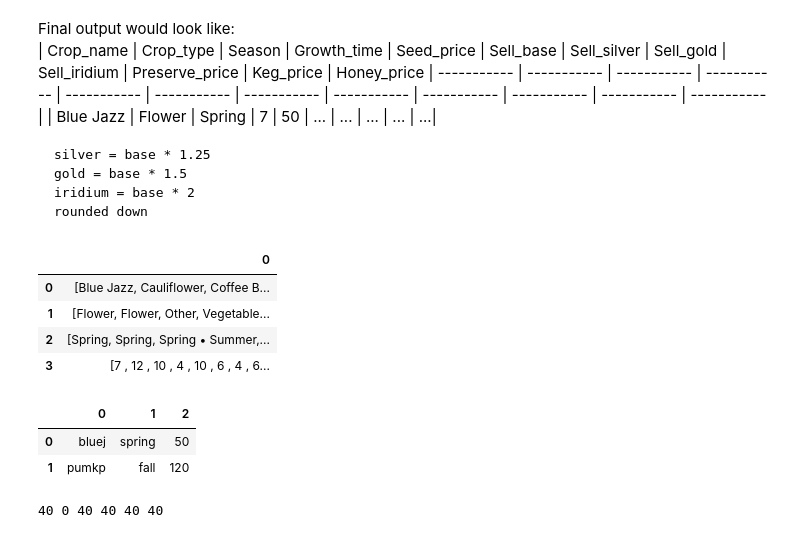
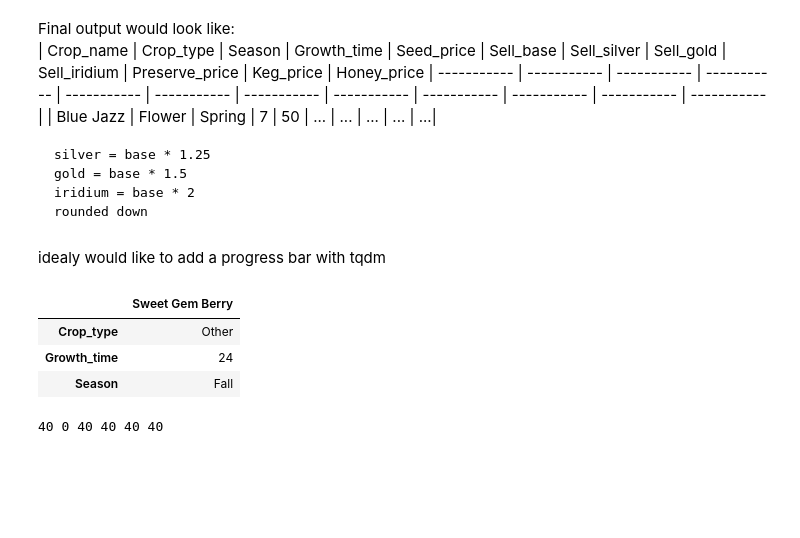
Before and after one commit to MadelaineB21/StardewProject, a Jupyter notebook: Stardew_dev.ipynb, the cells around one changed output. Saved outputs shown, nothing was run; the diff lists cells and outputs as text; code cells hidden in the pictures; blank space fills up the shorter version.

Commit message:
Added tqdm progress bar

```diff
--- a/Stardew_dev.ipynb
+++ b/Stardew_dev.ipynb
@@ -100,3 +73,0 @@ with open('crop_names_list.txt', 'w') as file:
-# %%
-with open('crop_names_list.txt', 'r') as file:
-    all_crop_names = file.read().split('|')
@@ -102,0 +102,4 @@ with open('crop_names_list.txt', 'r') as file:
+# %%
+with open('crop_names_list.txt', 'r') as file:
+    all_crop_names = file.read().split('|')[:-1]
+    # sweet gem berry also had '|', this was read a another item so remove
@@ -191,7 +216,7 @@ def get_season_and_growth_time(crophtml):
             season = season_str.replace("\xa0","")
 
         #for growth time header
-        if all_infoboxsection[i].text == "Growth Time":
+        elif all_infoboxsection[i].text == "Growth Time":
             time = all_infoboxdetail[i].text
             #drop days from time text
             time_int = time.replace('days', '')
@@ -230,2 +243,0 @@ def convert_value_to_soup(crop_name, loaded_crop_pkl):
-# %%
-pkl = read_crop_pkl('crop_info_dict.pkl')
@@ -234 +255,3 @@ convert_value_to_soup
+# %% [markdown]
+idealy would like to add a progress bar with tqdm
 # %%
@@ -279,15 +310,7 @@ def get_all_crop_info(all_crop_names):
 # %%
-get_all_crop_info(all_crop_names)
+get_all_crop_info(all_crop_names, 'crop_info_dict.pkl')
 # %% [output]
-|  | 0 |
-| 0 | [Blue Jazz, Cauliflower, Coffee B... |
-| 1 | [Flower, Flower, Other, Vegetable... |
-| 2 | [Spring, Spring, Spring • Summer,... |
-| 3 | [7 , 12 , 10 , 4 , 10 , 6 , 4 , 6... |
+|  | Sweet Gem Berry |
+| Crop_type | Other |
+| Growth_time | 24 |
+| Season | Fall |
-# %%
-row1 = ['bluej', 'spring', '50']
-row2 = ['pumkp', 'fall', '120']
-# %% [output]
-|  | 0 | 1 | 2 |
-| 0 | bluej | spring | 50 |
-| 1 | pumkp | fall | 120 |
```
Also changed, not shown: parts of 26 cells of this notebook.
